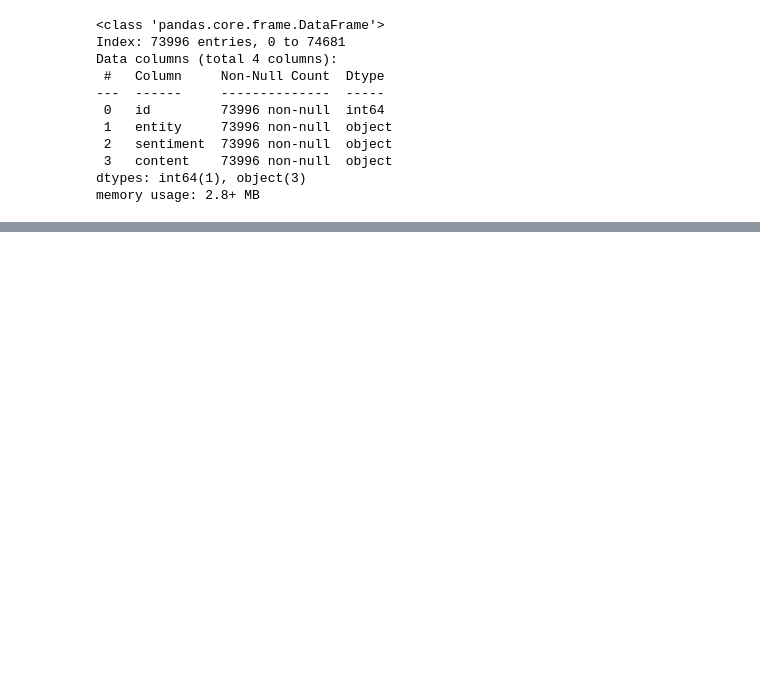
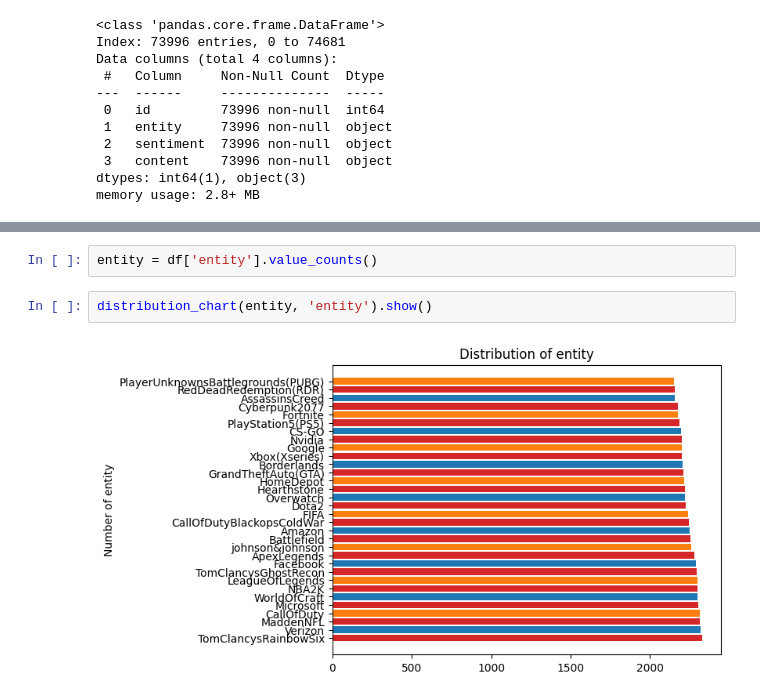
Before and after one commit to alexgiving/nlp-classification, a Jupyter notebook: notebook.ipynb, the cells around one changed output, grey strips where cells are left out. Cells and saved outputs as stored; diff of their text form; blank space fills up the shorter version.

```diff
--- a/notebook.ipynb
+++ b/notebook.ipynb
@@ -59,0 +112,6 @@ distribution_chart(sentiment_counts).show()
+# %%
+entity = df['entity'].value_counts()
+# %%
+distribution_chart(entity, 'entity').show()
+# %% [output]
+[figure, added]
```
Also changed, not shown: parts of 26 cells of this notebook, 4 other files.
